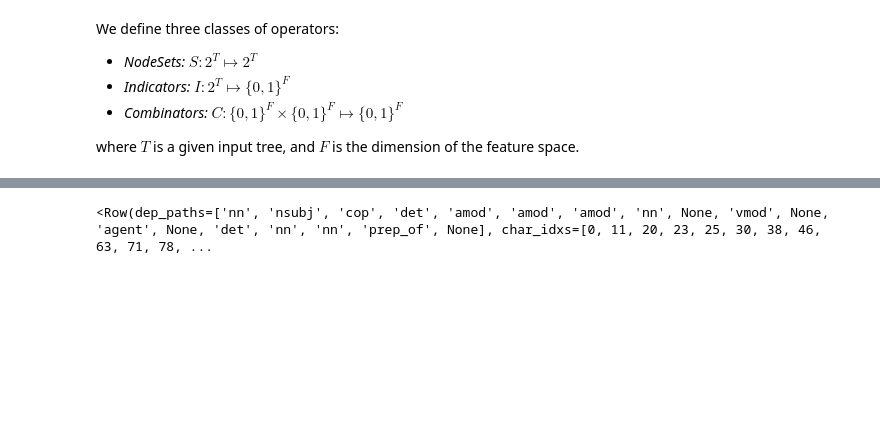
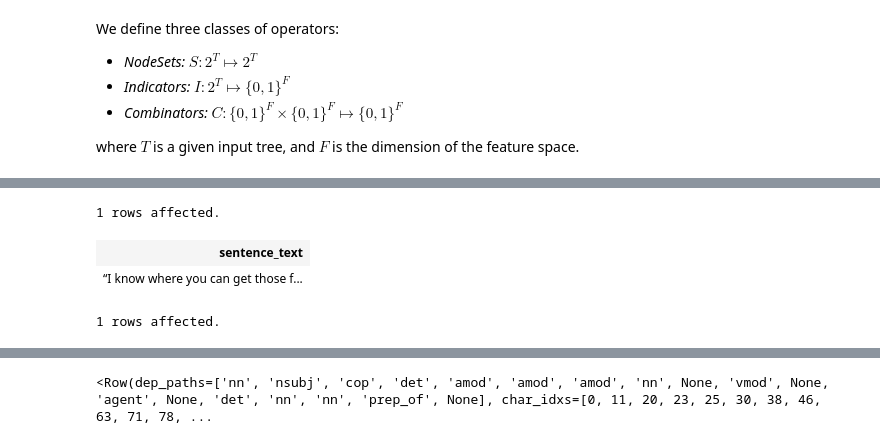
Before and after one commit to HazyResearch/treedlib, a Jupyter notebook: treedlib.ipynb, the cells around one changed output, grey strips where cells are left out. Drawn from its saved outputs; the diff is of its cells as text; code cells hidden in the pictures; blank space fills up the shorter version.

```diff
--- a/treedlib.ipynb
+++ b/treedlib.ipynb
@@ -21,0 +35,14 @@ where $T$ is a given input tree, and $F$ is the dimension of the feature space.
+# %%
+%%sql
+SELECT sentence_text
+FROM sentences
+WHERE doc_id = '79205745-b593-4b98-8a94-da6b8238fefc' AND sentence_index = 32;
+# %% [output]
+1 rows affected.
+| sentence_text |
+| “I know where you can get those f... |
+# %%
+res = %sql SELECT tokens AS "words", lemmas, pos_tags, ner_tags, dep_types AS "dep_labels", dep_tokens AS "dep_parents" FROM sentences WHERE doc_id = '79205745-b593-4b98-8a94-da6b8238fefc' AND sentence_index = 32;
+xts = map(corenlp_to_xmltree, res)
+# %% [output]
+1 rows affected.
```
Also changed, not shown: parts of 9 cells of this notebook, 4 other files.
